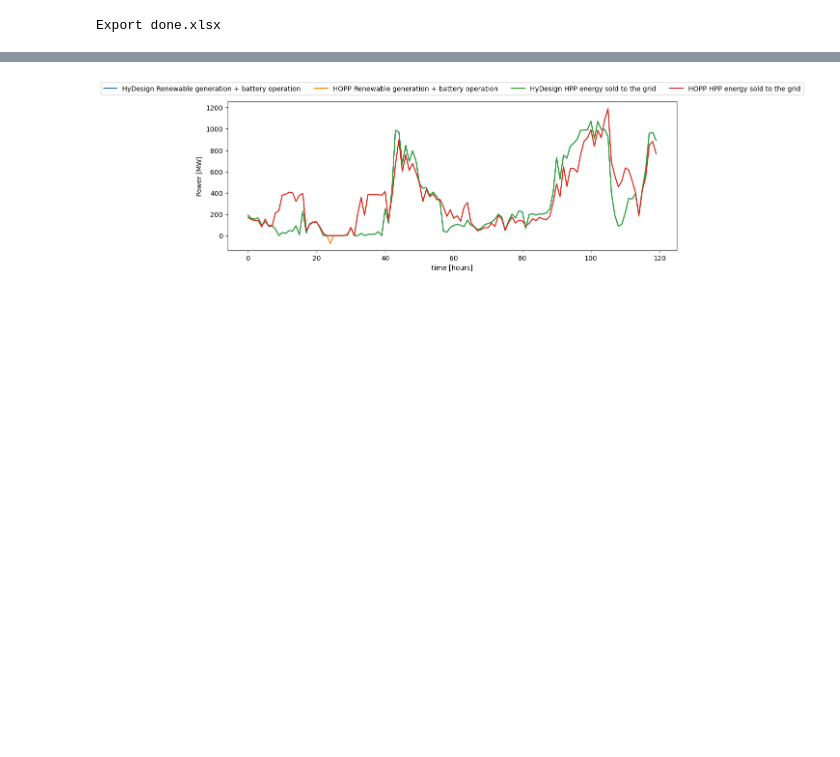
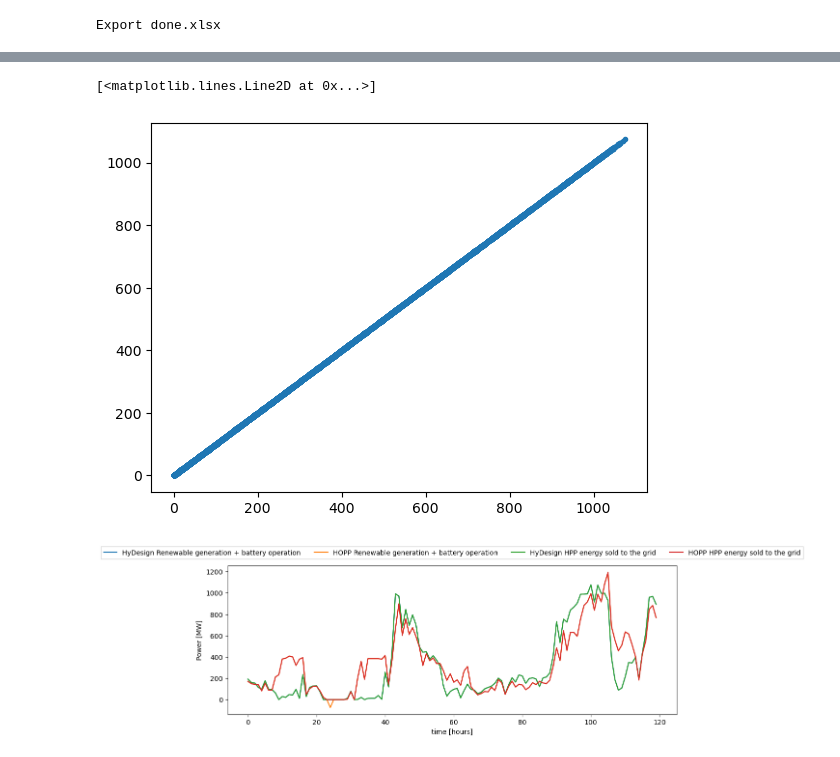
Before and after one commit to IEAWindTask50/tool-benchmarking, a Jupyter notebook: North_America/Texas/texas_case.ipynb, the cells around one changed output, grey strips where cells are left out. Drawn from its saved outputs; the diff is of its cells as text; code cells hidden in the pictures; blank space fills up the shorter version.

```diff
--- a/North_America/Texas/texas_case.ipynb
+++ b/North_America/Texas/texas_case.ipynb
@@ -270,3 +435,8 @@ plt.show()
+# %%
+plt.plot(df12['GHI'].values, ghi, '.')
+# %% [output]
+[<matplotlib.lines.Line2D at 0x...>]
+[figure, added]
 # %%
 # Compare the sum solar + wind + battery power between HOPP and Hydesign
 plt.figure(figsize=[12,4])
```
Also changed, not shown: parts of 9 cells of this notebook.
